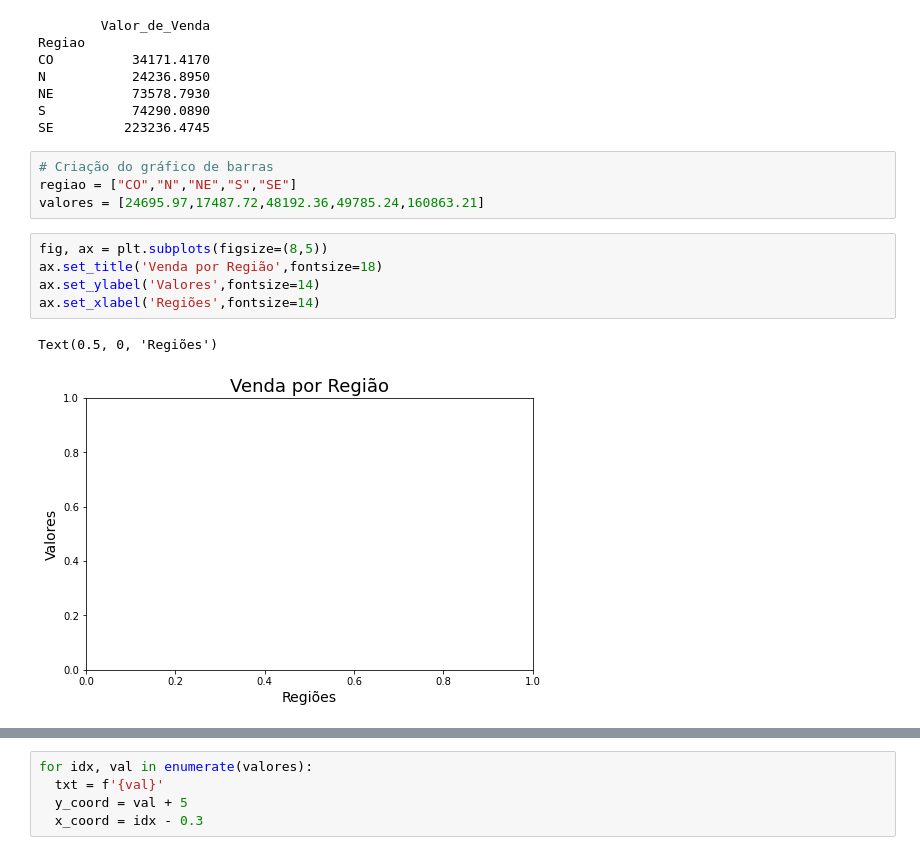
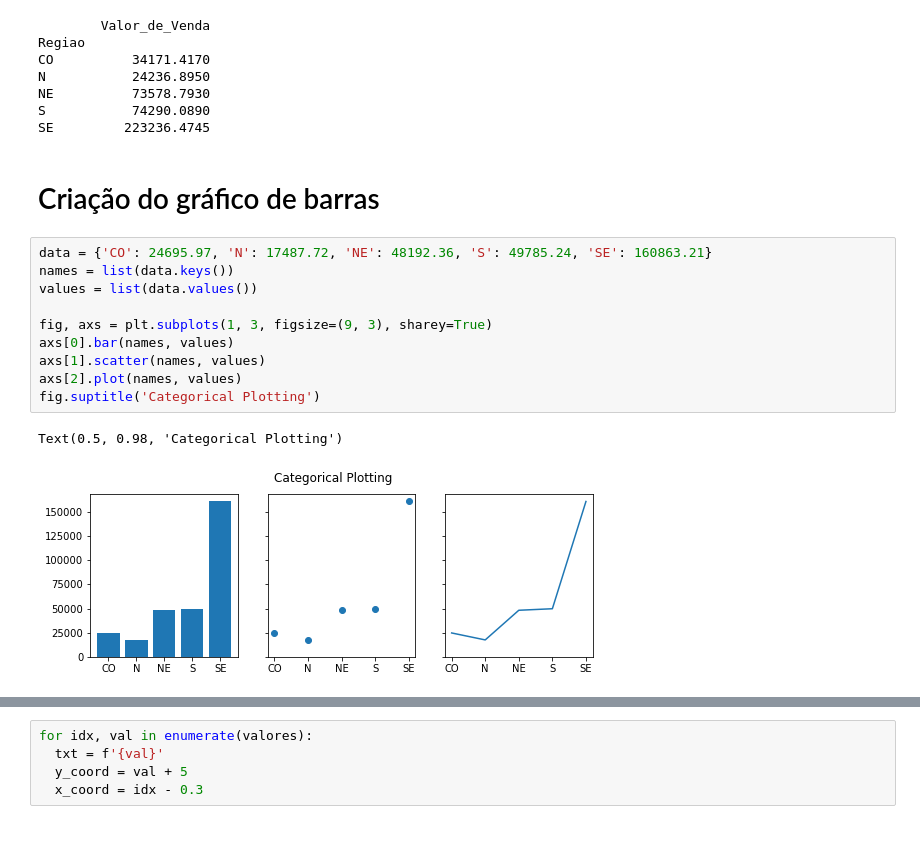
Before and after one commit to fullstackwd/Data_engineer, a Jupyter notebook: At17DB/at17DB.ipynb, the cells around one changed output, grey strips where cells are left out. Drawn from its saved outputs; the diff is of its cells as text.

```diff
--- a/At17DB/at17DB.ipynb
+++ b/At17DB/at17DB.ipynb
@@ -66,15 +68,18 @@ N           24236.8950
 NE          73578.7930
 S           74290.0890
 SE         223236.4745
-# %%
-# Criação do gráfico de barras
-regiao = ["CO","N","NE","S","SE"]
-valores = [24695.97,17487.72,48192.36,49785.24,160863.21]
-# %%
-fig, ax = plt.subplots(figsize=(8,5))
-ax.set_title('Venda por Região',fontsize=18)
-ax.set_ylabel('Valores',fontsize=14)
-ax.set_xlabel('Regiões',fontsize=14)
-# %% [output]
-Text(0.5, 0, 'Regiões')
-[figure, removed]
+# %% [markdown]
+# Criação do gráfico de barras
+# %%
+data = {'CO': 24695.97, 'N': 17487.72, 'NE': 48192.36, 'S': 49785.24, 'SE': 160863.21}
+names = list(data.keys())
+values = list(data.values())
+
+fig, axs = plt.subplots(1, 3, figsize=(9, 3), sharey=True)
+axs[0].bar(names, values)
+axs[1].scatter(names, values)
+axs[2].plot(names, values)
+fig.suptitle('Categorical Plotting')
+# %% [output]
+Text(0.5, 0.98, 'Categorical Plotting')
+[figure, added]
```
Also changed, not shown: parts of 11 cells of this notebook.
